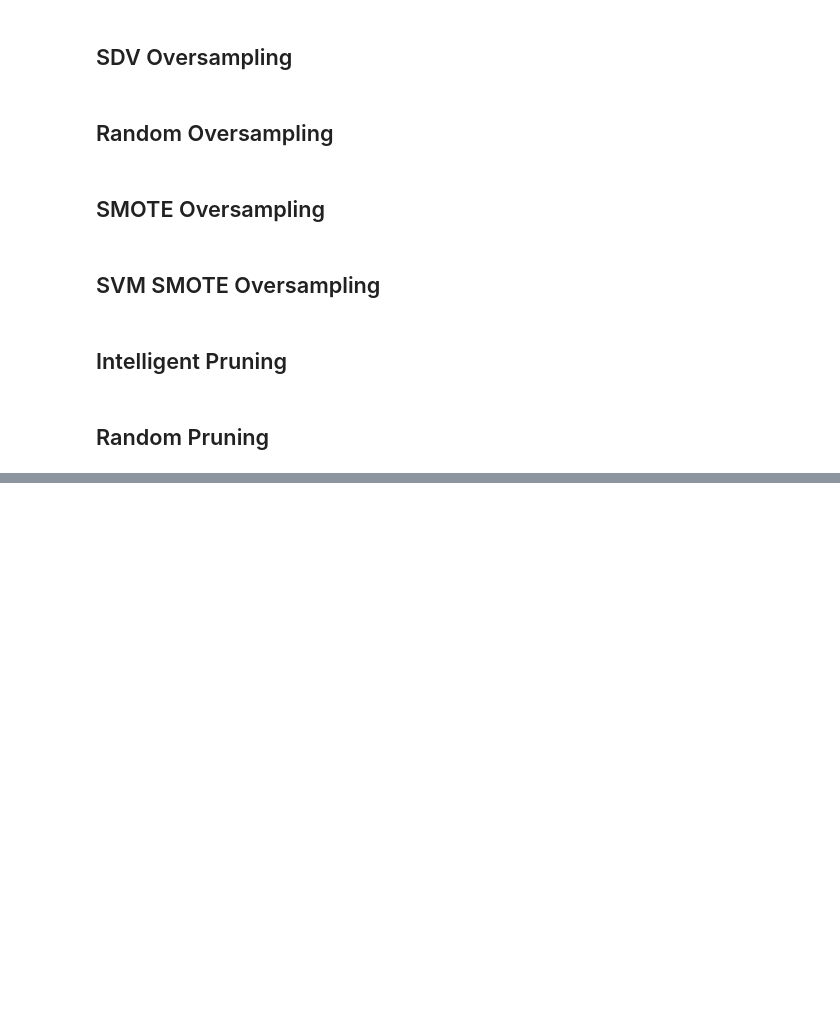
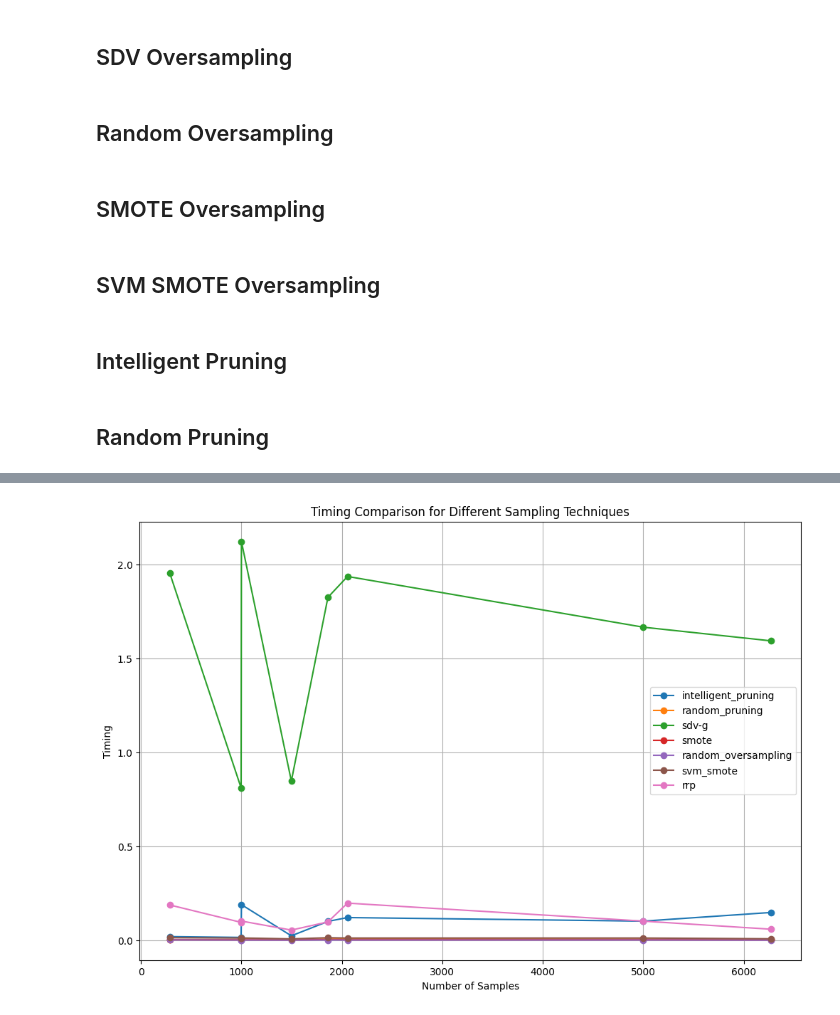
Before and after one commit to adipai/data-decent, a Jupyter notebook: src/runtime_analysis.ipynb, the cells around one changed output, grey strips where cells are left out. Cells and saved outputs as stored; diff of their text form; code cells hidden in the pictures; blank space fills up the shorter version.

Commit message:
Added timing graph

```diff
--- a/src/runtime_analysis.ipynb
+++ b/src/runtime_analysis.ipynb
@@ -1404,6 +1422,7 @@ print("#Columns: ", len(df.columns))
 print("Class-Distribution: ", int((np.unique(df.iloc[:,-1], return_counts=True)[1][0]/len(df))*100), 100-int((np.unique(df.iloc[:,-1], return_counts=True)[1][0]/len(df))*100))
 
 avg_time_moodle_vuln = dict()
+len_moodle = len(df)
 
 # intelligent pruning
 per_cluster_pruning_ratios = [0.5]
@@ -1546,6 +1565,7 @@ print("#Columns: ", len(df.columns))
 print("Class-Distribution: ", int((np.unique(df.iloc[:,-1], return_counts=True)[1][0]/len(df))*100), 100-int((np.unique(df.iloc[:,-1], return_counts=True)[1][0]/len(df))*100))
 
 avg_time_ambari = dict()
+len_ambari = len(df)
 
 # intelligent pruning
 per_cluster_pruning_ratios = [0.5]
@@ -1689,6 +1709,7 @@ print("#Columns: ", len(df.columns))
 print("Class-Distribution: ", int((np.unique(df.iloc[:,-1], return_counts=True)[1][0]/len(df))*100), 100-int((np.unique(df.iloc[:,-1], return_counts=True)[1][0]/len(df))*100))
 
 avg_time_js_vuln = dict()
+len_js_vuln = len(df)
 
 # intelligent pruning
 per_cluster_pruning_ratios = [0.5]
@@ -1821,0 +1843,5 @@ Class-Distribution:  85 15
+# %%
+timing_graph_dict = {len_breast_cancer:avg_time_breast_cancer, len_churn:avg_time_churn, len_eclipse_JDT:avg_time_eclipse_JDT, len_eclipse_PDE:avg_time_eclipse_PDE, \
+                     len_mylyn:avg_time_mylyn, len_moodle:avg_time_moodle_vuln, len_ambari:avg_time_ambari, len_js_vuln:avg_time_js_vuln}
+
+timing_graph_dict
@@ -1821,0 +1866,19 @@ Class-Distribution:  85 15
+# %%
+# Sort the dictionary based on keys
+sorted_timing_graph_dict = dict(sorted(timing_graph_dict.items(), key=lambda x: x[0], reverse=True))
+
+# Plotting
+plt.figure(figsize=(12, 8))
+# Convert dict_keys to list for subscripting
+for technique in list(sorted_timing_graph_dict[list(sorted_timing_graph_dict.keys())[0]].keys()):
+    plt.plot(list(sorted_timing_graph_dict.keys()), [sorted_timing_graph_dict[key][technique] for key in list(sorted_timing_graph_dict.keys())], label=technique, marker='o')
+
+
+plt.xlabel('Number of Samples')
+plt.ylabel('Timing')
+plt.title('Timing Comparison for Different Sampling Techniques')
+plt.legend()
+plt.grid(True)
+plt.show()
+# %% [output]
+[figure, added]
```
Also changed, not shown: parts of 11 cells of this notebook.
